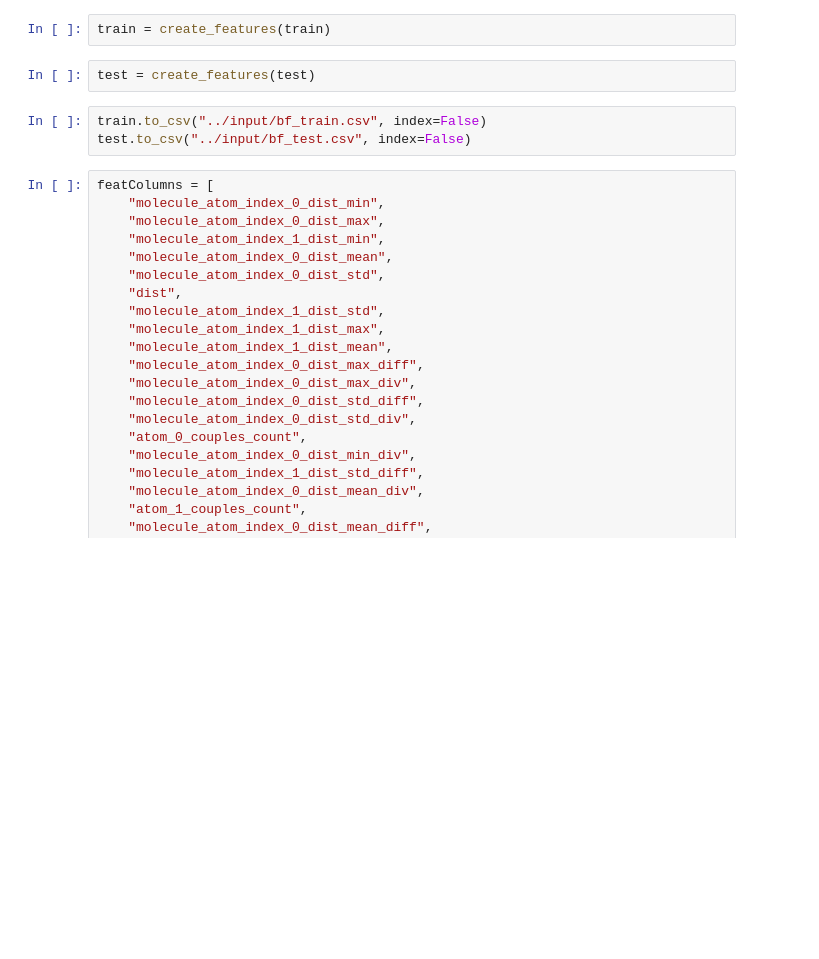
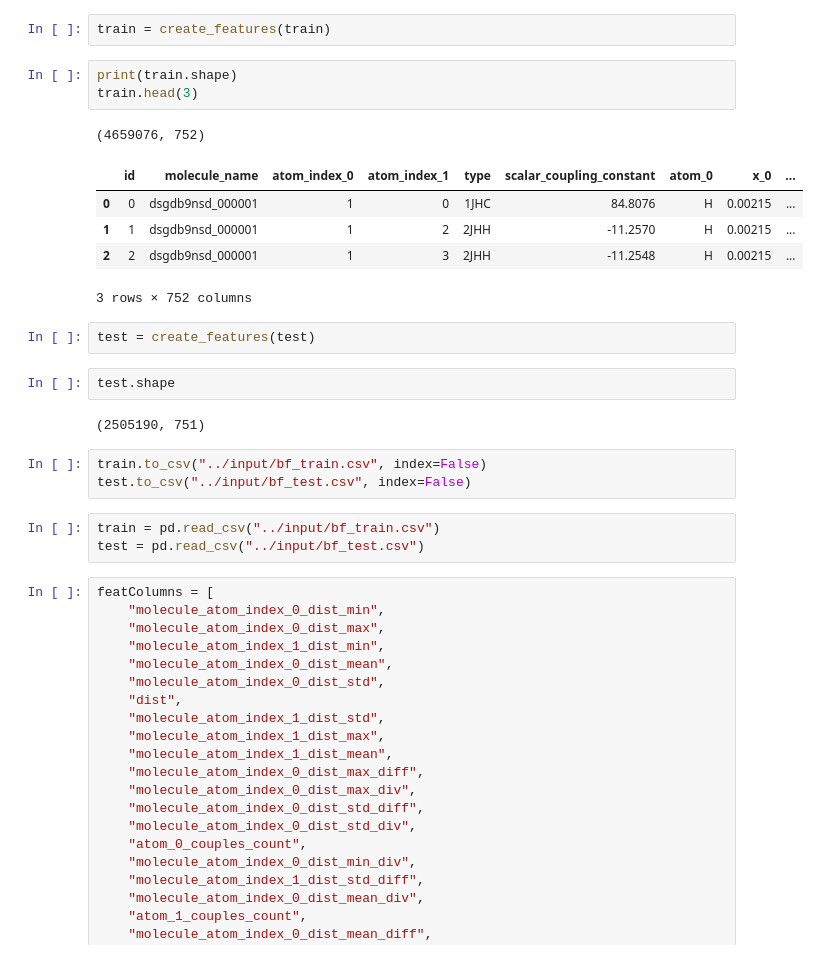
Before and after one commit to akiabe/kaggle_predict-molecular-properties, a Jupyter notebook: notebooks/brute_force_featEng.ipynb, the cells around one changed output. Saved outputs shown, nothing was run; the diff lists cells and outputs as text; blank space fills up the shorter version.

```diff
--- a/notebooks/brute_force_featEng.ipynb
+++ b/notebooks/brute_force_featEng.ipynb
@@ -159,11 +219,28 @@ def create_features(df):
     return df
 # %%
 train = create_features(train)
+# %%
+print(train.shape)
+train.head(3)
+# %% [output]
+(4659076, 752)
+|  | id | molecule_name | atom_index_0 | atom_index_1 | type | scalar_coupling_constant | atom_0 | x_0 | ... |
+| 0 | 0 | dsgdb9nsd_000001 | 1 | 0 | 1JHC | 84.8076 | H | 0.00215 | ... |
+| 1 | 1 | dsgdb9nsd_000001 | 1 | 2 | 2JHH | -11.2570 | H | 0.00215 | ... |
+| 2 | 2 | dsgdb9nsd_000001 | 1 | 3 | 2JHH | -11.2548 | H | 0.00215 | ... |
+3 rows × 752 columns
 # %%
 test = create_features(test)
+# %%
+test.shape
+# %% [output]
+(2505190, 751)
 # %%
 train.to_csv("../input/bf_train.csv", index=False)
 test.to_csv("../input/bf_test.csv", index=False)
+# %%
+train = pd.read_csv("../input/bf_train.csv")
+test = pd.read_csv("../input/bf_test.csv")
 # %%
 featColumns = [
     "molecule_atom_index_0_dist_min",
```
Also changed, not shown: parts of 13 cells of this notebook.
